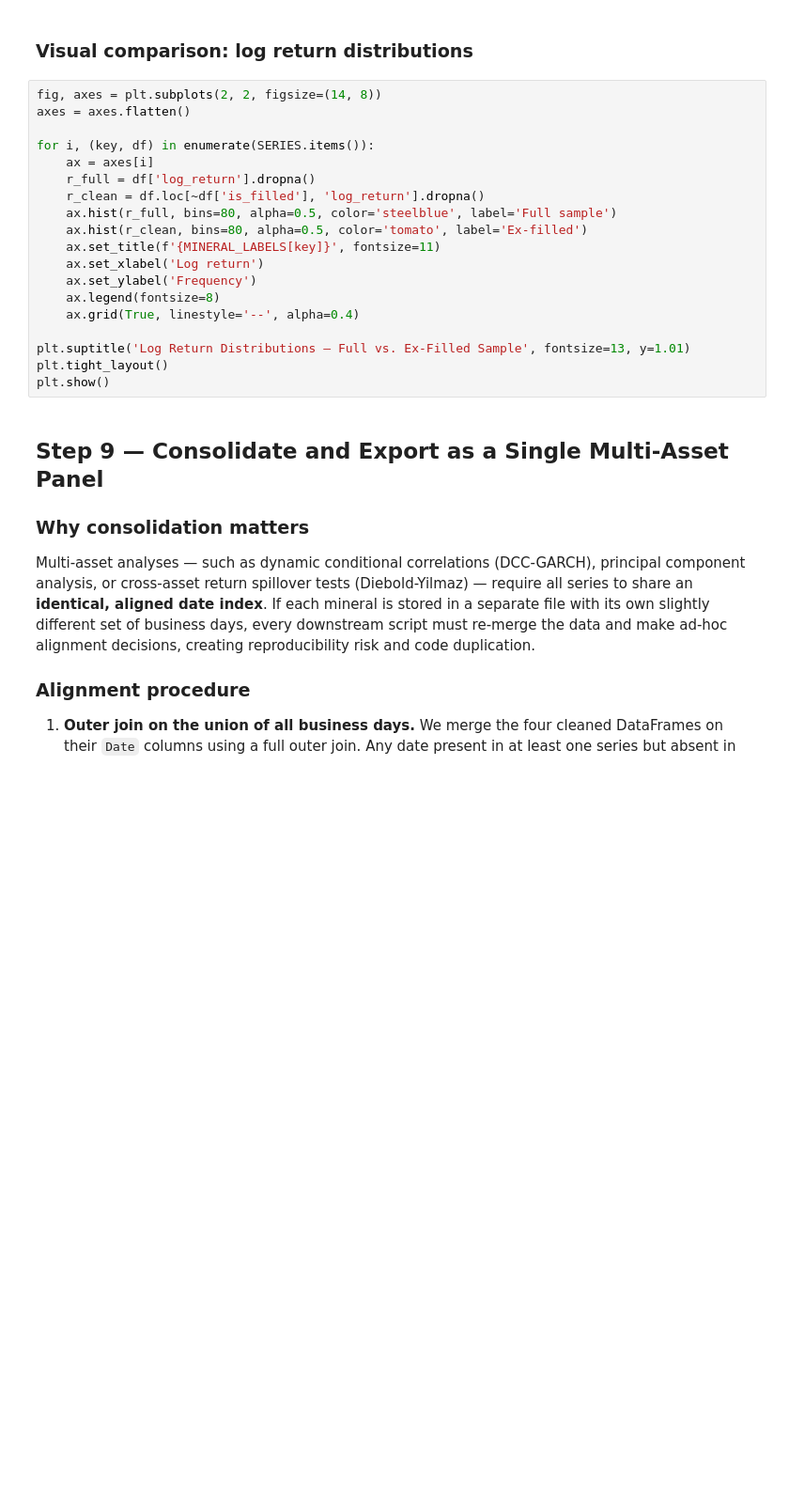
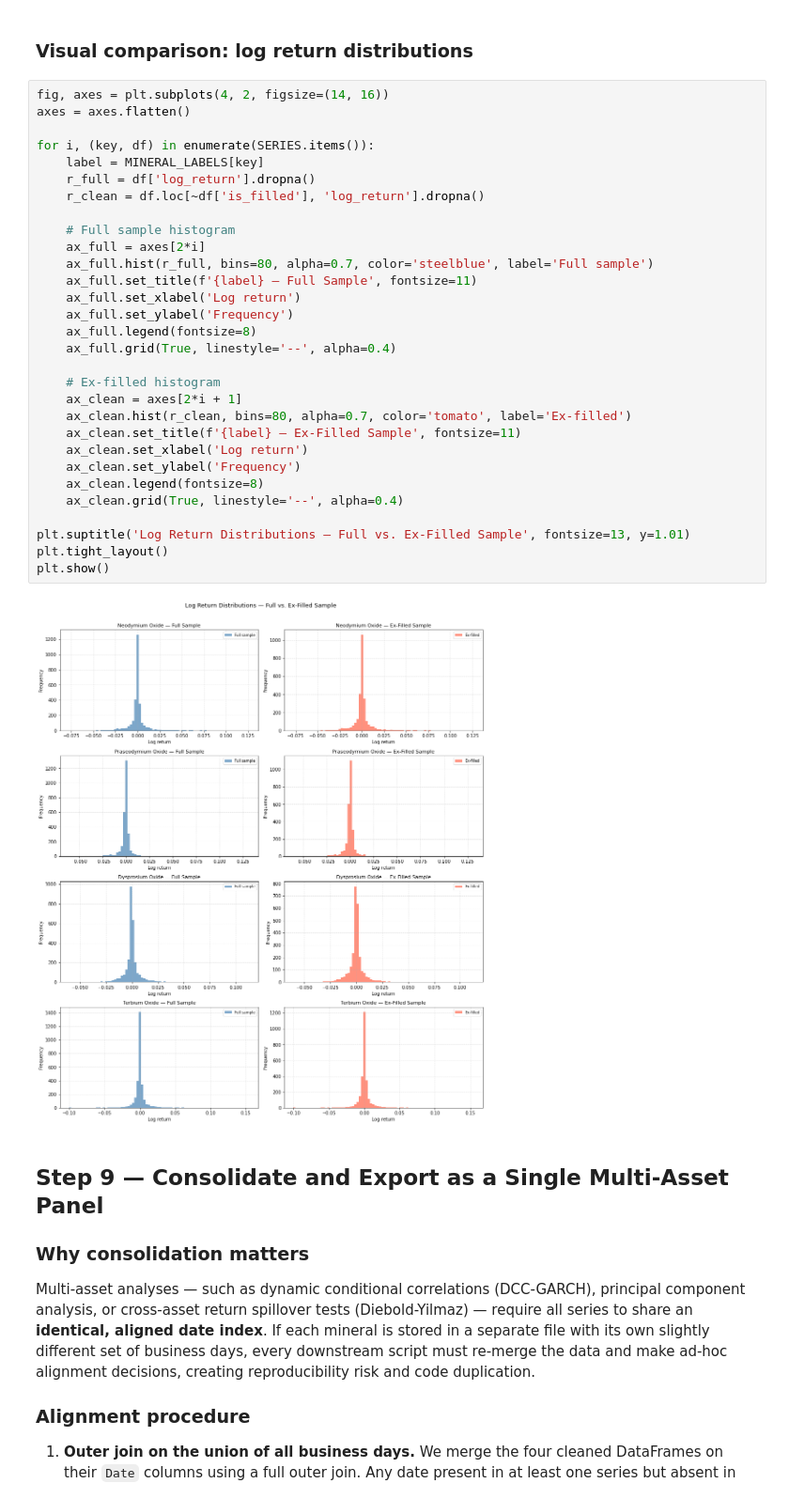
Before and after one commit to aleixcb/master_thesis_repo, a Jupyter notebook: cleaning pipeline notebook.ipynb, the cells around one changed output. Shown at 94% size. Drawn from its saved outputs; the diff is of its cells as text; blank space fills up the shorter version.

```diff
--- a/cleaning pipeline notebook.ipynb
+++ b/cleaning pipeline notebook.ipynb
@@ -294,24 +374,37 @@ print(stats_df.to_string())
 # %% [markdown]
 ### Visual comparison: log return distributions
 # %%
-fig, axes = plt.subplots(2, 2, figsize=(14, 8))
+fig, axes = plt.subplots(4, 2, figsize=(14, 16))
 axes = axes.flatten()
 
 for i, (key, df) in enumerate(SERIES.items()):
-    ax = axes[i]
+    label = MINERAL_LABELS[key]
     r_full = df['log_return'].dropna()
     r_clean = df.loc[~df['is_filled'], 'log_return'].dropna()
-    ax.hist(r_full, bins=80, alpha=0.5, color='steelblue', label='Full sample')
-    ax.hist(r_clean, bins=80, alpha=0.5, color='tomato', label='Ex-filled')
-    ax.set_title(f'{MINERAL_LABELS[key]}', fontsize=11)
-    ax.set_xlabel('Log return')
-    ax.set_ylabel('Frequency')
-    ax.legend(fontsize=8)
-    ax.grid(True, linestyle='--', alpha=0.4)
+
+    # Full sample histogram
+    ax_full = axes[2*i]
+    ax_full.hist(r_full, bins=80, alpha=0.7, color='steelblue', label='Full sample')
+    ax_full.set_title(f'{label} — Full Sample', fontsize=11)
+    ax_full.set_xlabel('Log return')
+    ax_full.set_ylabel('Frequency')
+    ax_full.legend(fontsize=8)
+    ax_full.grid(True, linestyle='--', alpha=0.4)
+
+    # Ex-filled histogram
+    ax_clean = axes[2*i + 1]
+    ax_clean.hist(r_clean, bins=80, alpha=0.7, color='tomato', label='Ex-filled')
+    ax_clean.set_title(f'{label} — Ex-Filled Sample', fontsize=11)
+    ax_clean.set_xlabel('Log return')
+    ax_clean.set_ylabel('Frequency')
+    ax_clean.legend(fontsize=8)
+    ax_clean.grid(True, linestyle='--', alpha=0.4)
 
 plt.suptitle('Log Return Distributions — Full vs. Ex-Filled Sample', fontsize=13, y=1.01)
 plt.tight_layout()
 plt.show()
+# %% [output]
+[figure, added]
 # %% [markdown]
 ## Step 9 — Consolidate and Export as a Single Multi-Asset Panel
 
```
Also changed, not shown: parts of 20 cells of this notebook, 3 other files.
